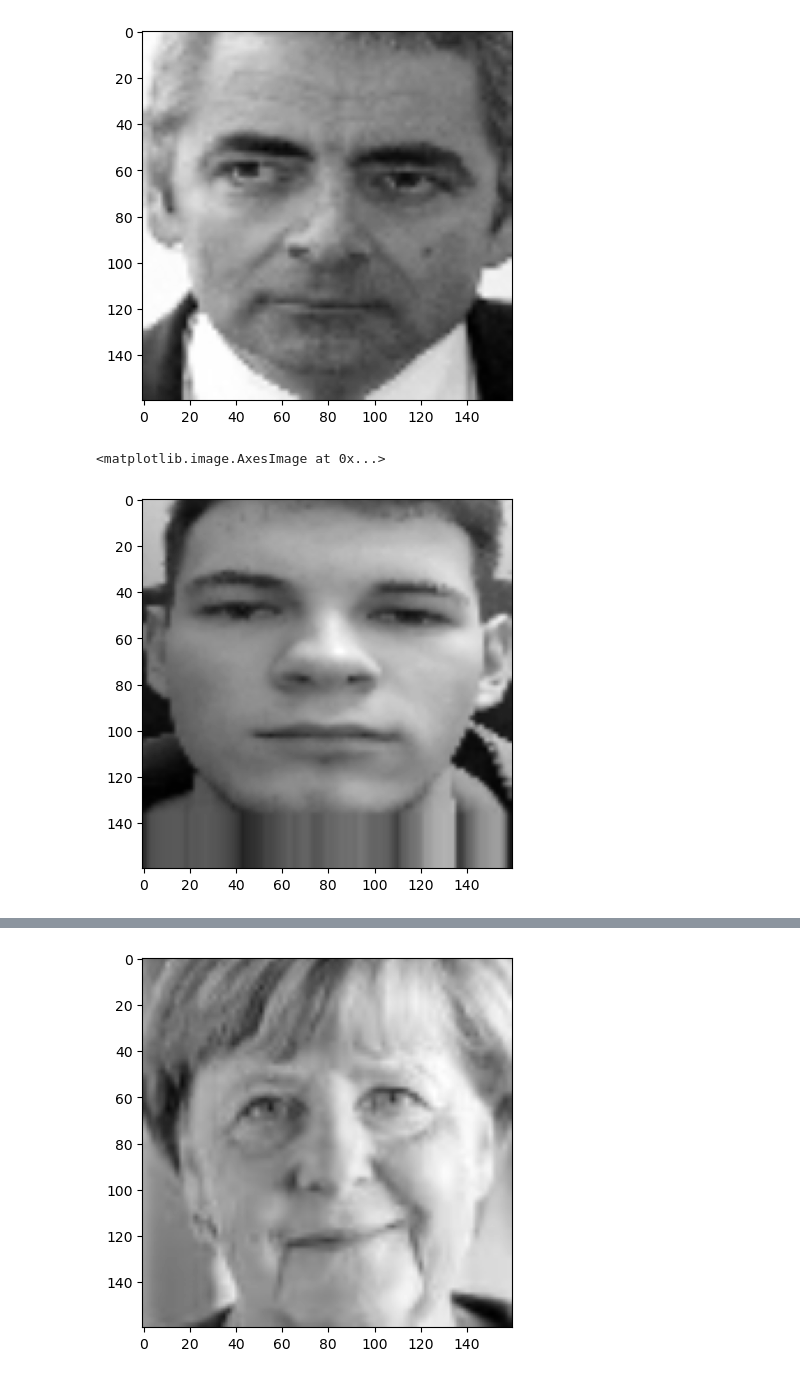
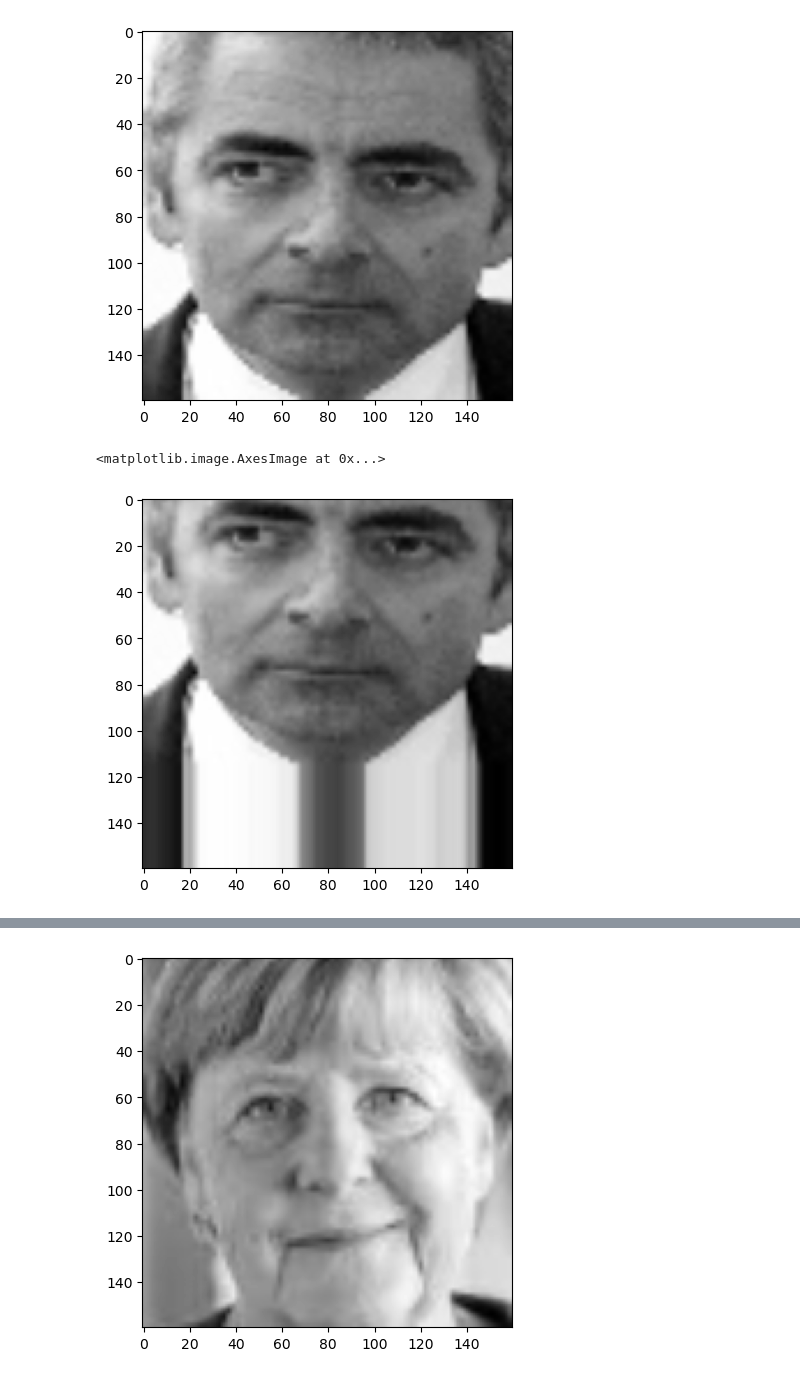
Before and after one commit to lennartvoelz/face_recognition, a Jupyter notebook: scripts/workspace.ipynb, the cells around one changed output, grey strips where cells are left out. Saved outputs shown, nothing was run; the diff lists cells and outputs as text; code cells hidden in the pictures.

```diff
--- a/scripts/workspace.ipynb
+++ b/scripts/workspace.ipynb
@@ -90,36 +90,36 @@ def augment_images(images):
 
     Args:
         images (numpy.ndarray): Images to augment
 
     Returns:
         numpy.ndarray: Augmented images
     """
     train_datagen = ImageDataGenerator(rescale=1./255,
                                         rotation_range=40,
                                         width_shift_range=0.2,
-                                        height_shift_range=0.2,
+                                        height_shift_range=0.1,
                                         shear_range=0.2,
                                         zoom_range=0.2,
                                         vertical_flip=True,
                                         fill_mode='nearest'
                                         )
     augmented_images = []
     for image in images:
         image = np.expand_dims(image, 0)
         i = 0
         for i in range(precision):
             augmented_images.append(train_datagen.random_transform(image))
             i += 1
             if i >= precision:
                 break
     return augmented_images
 
 augmented_images = augment_images(faces)
 augmented_images = np.array(augmented_images).reshape(-1, 160, 160)
-plt.imshow(augmented_images[50], cmap='gray')
+plt.imshow(augmented_images[2], cmap='gray')
 # %% [output]
 <matplotlib.image.AxesImage at 0x...>
-[figure, old version]
+[figure, new version]
 # %%
 from sklearn.datasets import fetch_lfw_people
 
```
Also changed, not shown: parts of 4 cells of this notebook.
